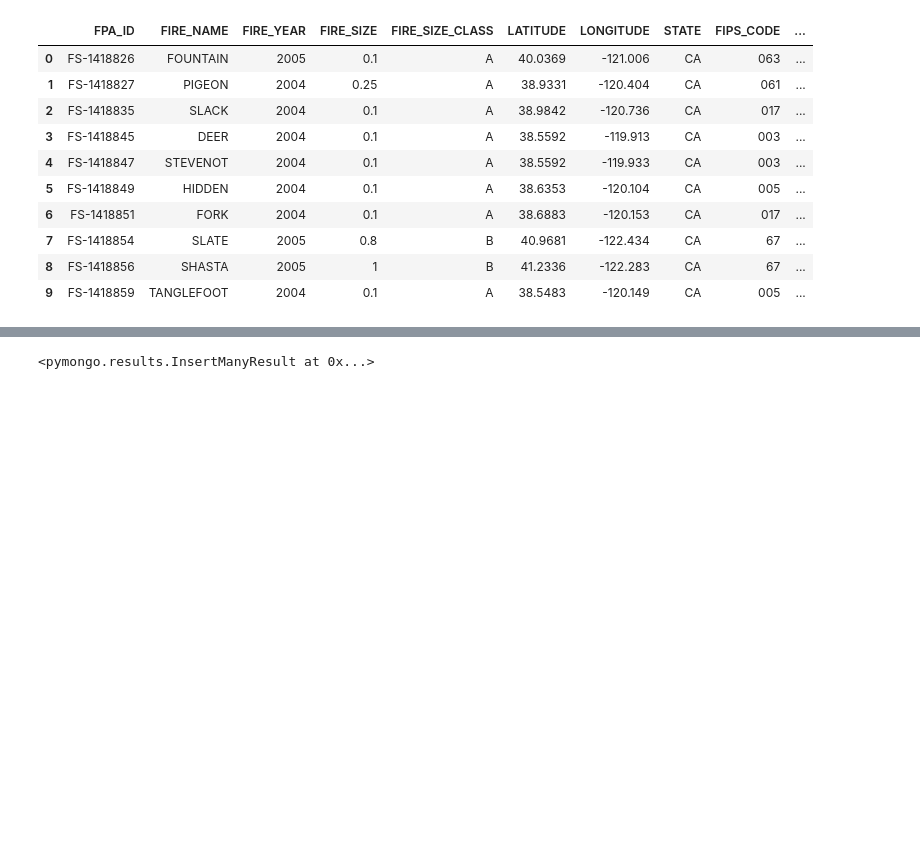
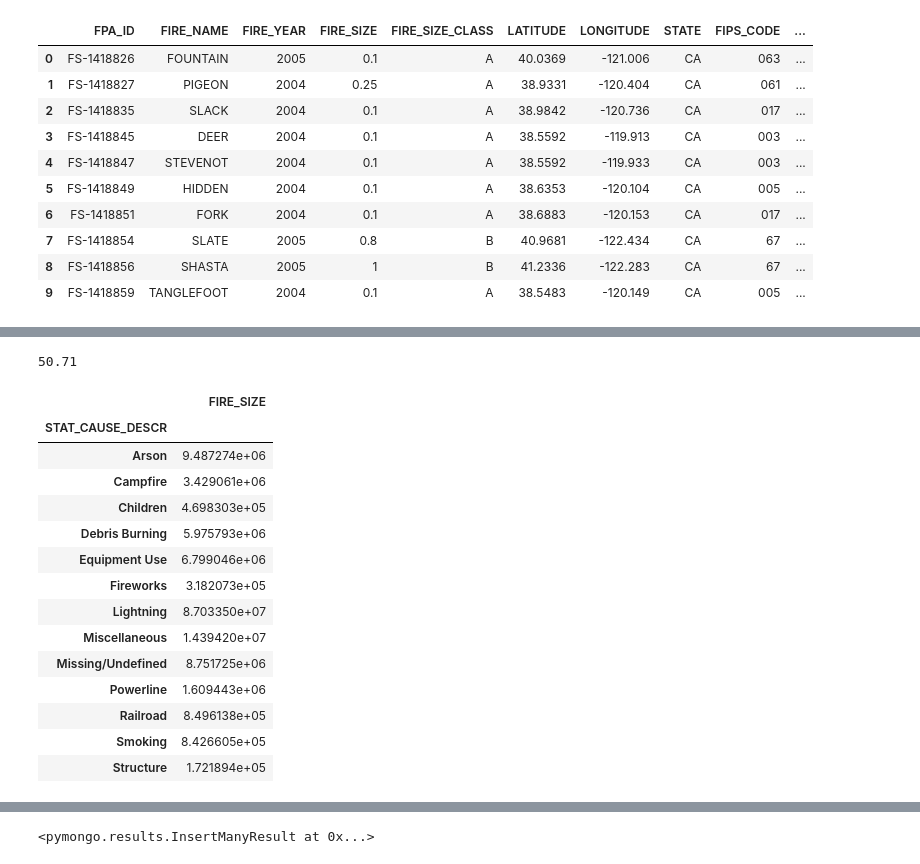
Before and after one commit to BryanSouza91/National-Wildfires-Visualized, a Jupyter notebook: data_prep.ipynb, the cells around one changed output, grey strips where cells are left out. Cells and saved outputs as stored; diff of their text form; code cells hidden in the pictures; blank space fills up the shorter version.

```diff
--- a/data_prep.ipynb
+++ b/data_prep.ipynb
@@ -162,0 +194,8 @@ Viz_df.head(10)
+# %%
+arson = 0
+for row in Viz_df[['FIRE_YEAR','','STAT_CAUSE_DESCR']].head(200).iterrows():
+    if row[1].STAT_CAUSE_DESCR == 'Arson':
+        arson += row[1].FIRE_SIZE
+arson
+# %% [output]
+50.71
@@ -162,0 +204,18 @@ Viz_df.head(10)
+# %%
+df0
+# %% [output]
+|  | FIRE_SIZE |
+| STAT_CAUSE_DESCR |  |
+| Arson | 9.487274e+06 |
+| Campfire | 3.429061e+06 |
+| Children | 4.698303e+05 |
+| Debris Burning | 5.975793e+06 |
+| Equipment Use | 6.799046e+06 |
+| Fireworks | 3.182073e+05 |
+| Lightning | 8.703350e+07 |
+| Miscellaneous | 1.439420e+07 |
+| Missing/Undefined | 8.751725e+06 |
+| Powerline | 1.609443e+06 |
+| Railroad | 8.496138e+05 |
+| Smoking | 8.426605e+05 |
+| Structure | 1.721894e+05 |
```
Also changed, not shown: parts of 26 cells of this notebook, 5 other files.
